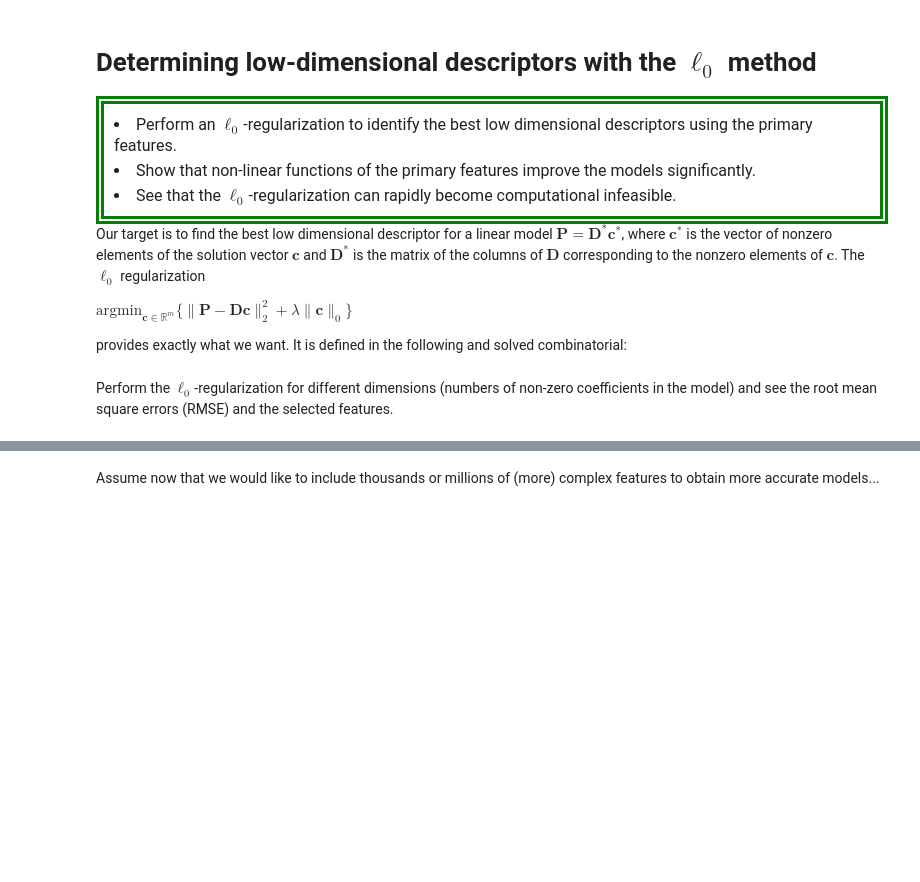
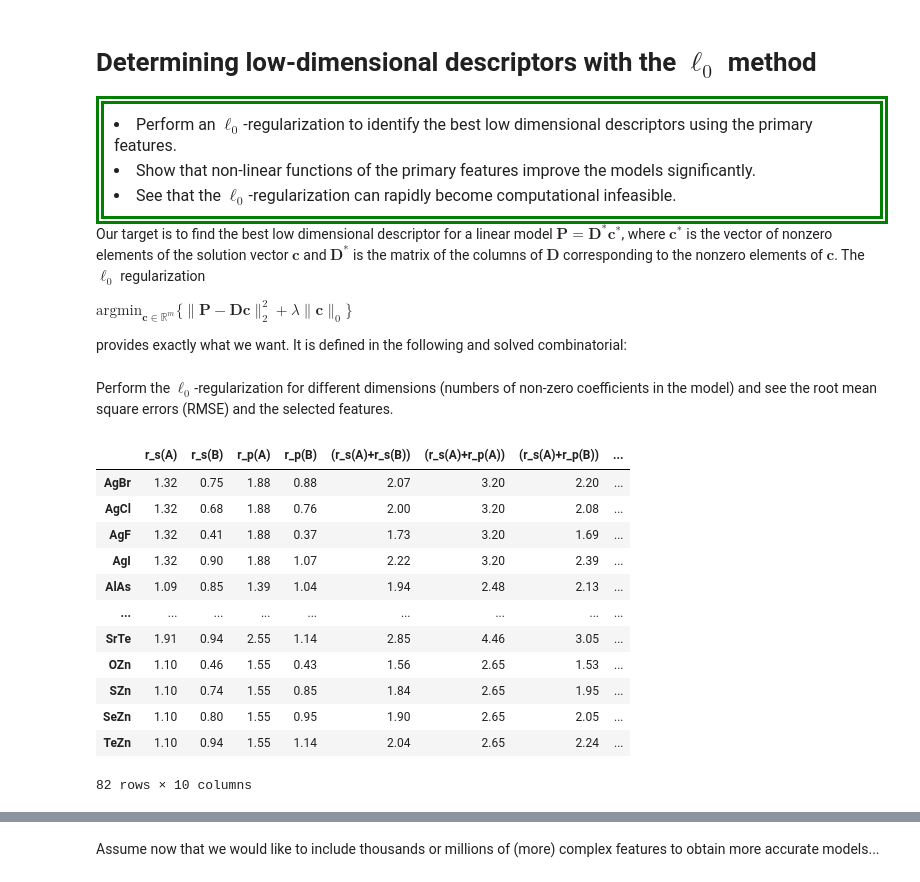
Before and after one commit to fekad/ai-toolkit-compressed-sensing, a Jupyter notebook: compressed_sensing.ipynb, the cells around one changed output, grey strips where cells are left out. Saved outputs shown, nothing was run; the diff lists cells and outputs as text; code cells hidden in the pictures; blank space fills up the shorter version.

```diff
--- a/compressed_sensing.ipynb
+++ b/compressed_sensing.ipynb
@@ -224,6 +264,22 @@ def L0(P, D, dimension):
     return RMSE, coef_min, permu_min
 # %% [markdown]
 Perform the $\ell_0$-regularization for different dimensions (numbers of non-zero coefficients in the model) and see the root mean square errors (RMSE) and the selected features.
+# %%
+df_D
+# %% [output]
+|  | r_s(A) | r_s(B) | r_p(A) | r_p(B) | (r_s(A)+r_s(B)) | (r_s(A)+r_p(A)) | (r_s(A)+r_p(B)) | ... |
+| AgBr | 1.32 | 0.75 | 1.88 | 0.88 | 2.07 | 3.20 | 2.20 | ... |
+| AgCl | 1.32 | 0.68 | 1.88 | 0.76 | 2.00 | 3.20 | 2.08 | ... |
+| AgF | 1.32 | 0.41 | 1.88 | 0.37 | 1.73 | 3.20 | 1.69 | ... |
+| AgI | 1.32 | 0.90 | 1.88 | 1.07 | 2.22 | 3.20 | 2.39 | ... |
+| AlAs | 1.09 | 0.85 | 1.39 | 1.04 | 1.94 | 2.48 | 2.13 | ... |
+| ... | ... | ... | ... | ... | ... | ... | ... | ... |
+| SrTe | 1.91 | 0.94 | 2.55 | 1.14 | 2.85 | 4.46 | 3.05 | ... |
+| OZn | 1.10 | 0.46 | 1.55 | 0.43 | 1.56 | 2.65 | 1.53 | ... |
+| SZn | 1.10 | 0.74 | 1.55 | 0.85 | 1.84 | 2.65 | 1.95 | ... |
+| SeZn | 1.10 | 0.80 | 1.55 | 0.95 | 1.90 | 2.65 | 2.05 | ... |
+| TeZn | 1.10 | 0.94 | 1.55 | 1.14 | 2.04 | 2.65 | 2.24 | ... |
+82 rows × 10 columns
 # %%
 selected_feature_list = ['r_s', 'r_p', 'r_d', 'EA', 'IP']
 allowed_operations = []
```
Also changed, not shown: parts of 25 cells of this notebook.
